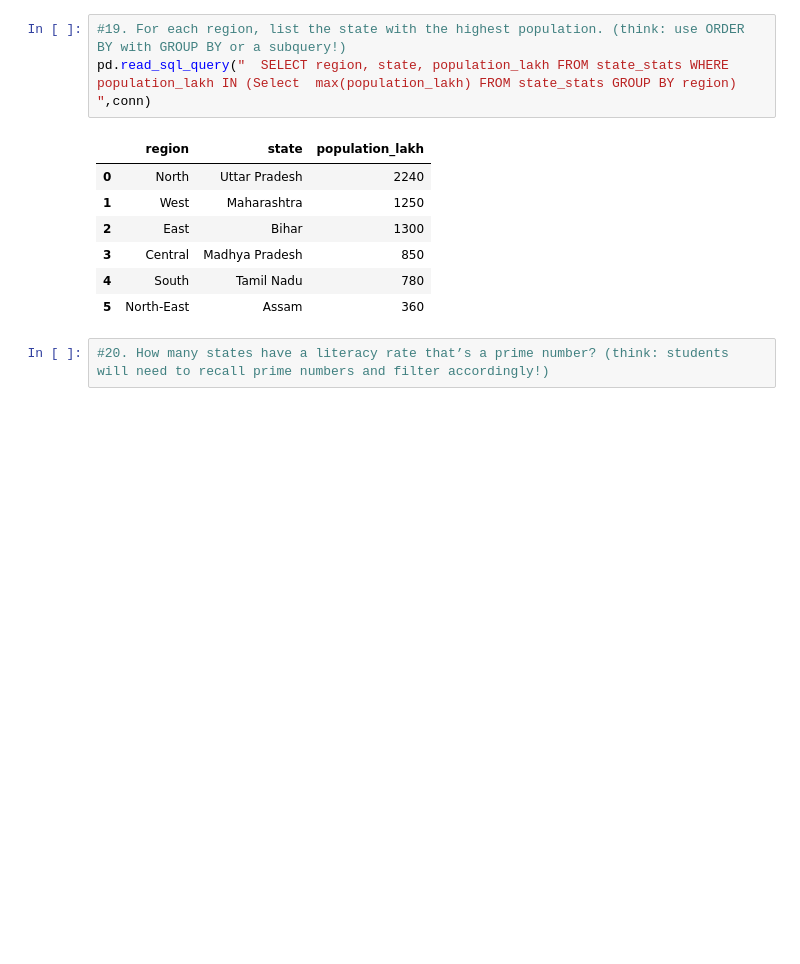
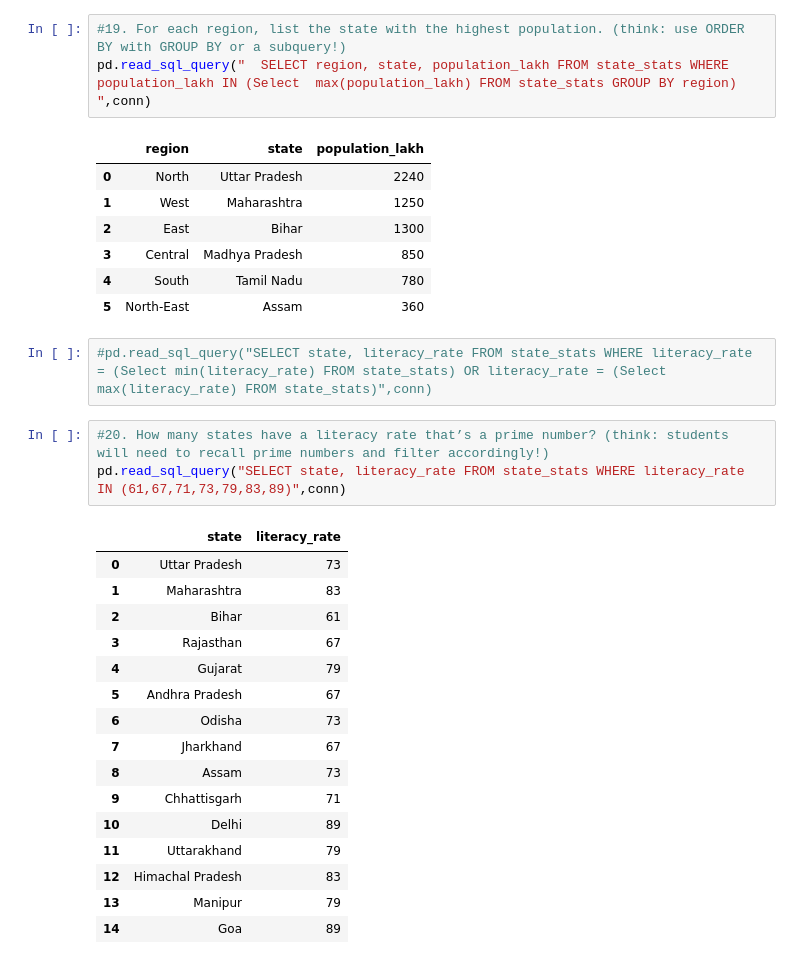
Before and after one commit to nalinkant/BasicSQL_queries, a Jupyter notebook: SQL_II_HW_Indian_States_Socioeconomic_Data_Set2.ipynb, the cells around one changed output. Saved outputs shown, nothing was run; the diff lists cells and outputs as text; blank space fills up the shorter version.

```diff
--- a/SQL_II_HW_Indian_States_Socioeconomic_Data_Set2.ipynb
+++ b/SQL_II_HW_Indian_States_Socioeconomic_Data_Set2.ipynb
@@ -282,5 +282,25 @@ pd.read_sql_query("  SELECT region, state, population_lakh FROM state_stats WHER
 | 3 | Central | Madhya Pradesh | 850 |
 | 4 | South | Tamil Nadu | 780 |
 | 5 | North-East | Assam | 360 |
+# %%
+#pd.read_sql_query("SELECT state, literacy_rate FROM state_stats WHERE literacy_rate = (Select min(literacy_rate) FROM state_stats) OR literacy_rate = (Select max(literacy_rate) FROM state_stats)",conn)
 # %%
 #20. How many states have a literacy rate that’s a prime number? (think: students will need to recall prime numbers and filter accordingly!)
+pd.read_sql_query("SELECT state, literacy_rate FROM state_stats WHERE literacy_rate IN (61,67,71,73,79,83,89)",conn)
+# %% [output]
+|  | state | literacy_rate |
+| 0 | Uttar Pradesh | 73 |
+| 1 | Maharashtra | 83 |
+| 2 | Bihar | 61 |
+| 3 | Rajasthan | 67 |
+| 4 | Gujarat | 79 |
+| 5 | Andhra Pradesh | 67 |
+| 6 | Odisha | 73 |
+| 7 | Jharkhand | 67 |
+| 8 | Assam | 73 |
+| 9 | Chhattisgarh | 71 |
+| 10 | Delhi | 89 |
+| 11 | Uttarakhand | 79 |
+| 12 | Himachal Pradesh | 83 |
+| 13 | Manipur | 79 |
+| 14 | Goa | 89 |
```
